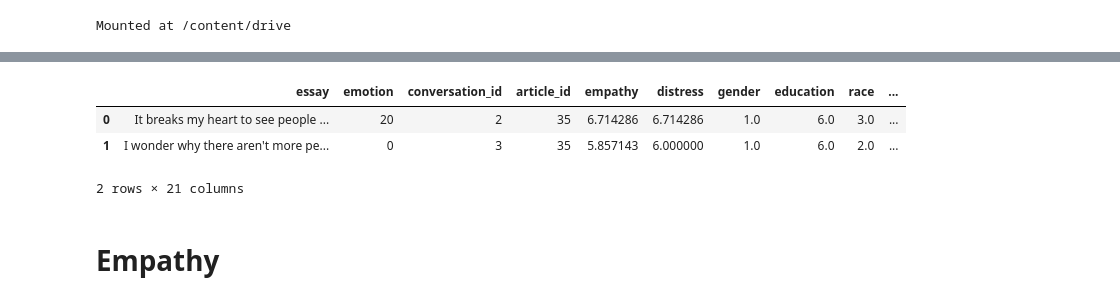
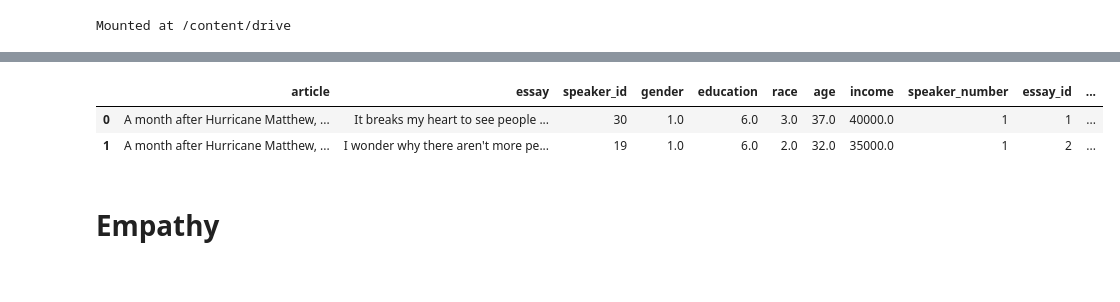
Before and after one commit to hasan-rakibul/WASSA23-empathy-emotion, a Jupyter notebook: main_EMP_transformers.ipynb, the cells around one changed output, grey strips where cells are left out. Drawn from its saved outputs; the diff is of its cells as text; code cells hidden in the pictures.

```diff
--- a/main_EMP_transformers.ipynb
+++ b/main_EMP_transformers.ipynb
@@ -8,5 +9,9 @@ import matplotlib.pyplot as plt
 from google.colab import drive
 mount_path = '/content/drive'
 drive.mount(mount_path)
+
+%cd $mount_path"/MyDrive/WASSA2023"
+
+raw_data = pd.read_csv("./essay_article_texts.csv", index_col=0)
 # %% [output]
 Mounted at /content/drive
@@ -19,9 +18,8 @@ essay_empathy = pd.read_csv("./essay_texts_all_preprocessed.csv", index_col=0)
 # %%
-essay_empathy.head(2)
+raw_data.head(2)
 # %% [output]
-|  | essay | emotion | conversation_id | article_id | empathy | distress | gender | education | race | ... |
-| 0 | It breaks my heart to see people ... | 20 | 2 | 35 | 6.714286 | 6.714286 | 1.0 | 6.0 | 3.0 | ... |
-| 1 | I wonder why there aren't more pe... | 0 | 3 | 35 | 5.857143 | 6.000000 | 1.0 | 6.0 | 2.0 | ... |
+|  | article | essay | speaker_id | gender | education | race | age | income | speaker_number | essay_id | ... |
+| 0 | A month after Hurricane Matthew, ... | It breaks my heart to see people ... | 30 | 1.0 | 6.0 | 3.0 | 37.0 | 40000.0 | 1 | 1 | ... |
+| 1 | A month after Hurricane Matthew, ... | I wonder why there aren't more pe... | 19 | 1.0 | 6.0 | 2.0 | 32.0 | 35000.0 | 1 | 2 | ... |
-2 rows × 21 columns
 # %% [markdown]
 # Empathy
```
Also changed, not shown: parts of 55 cells of this notebook.
